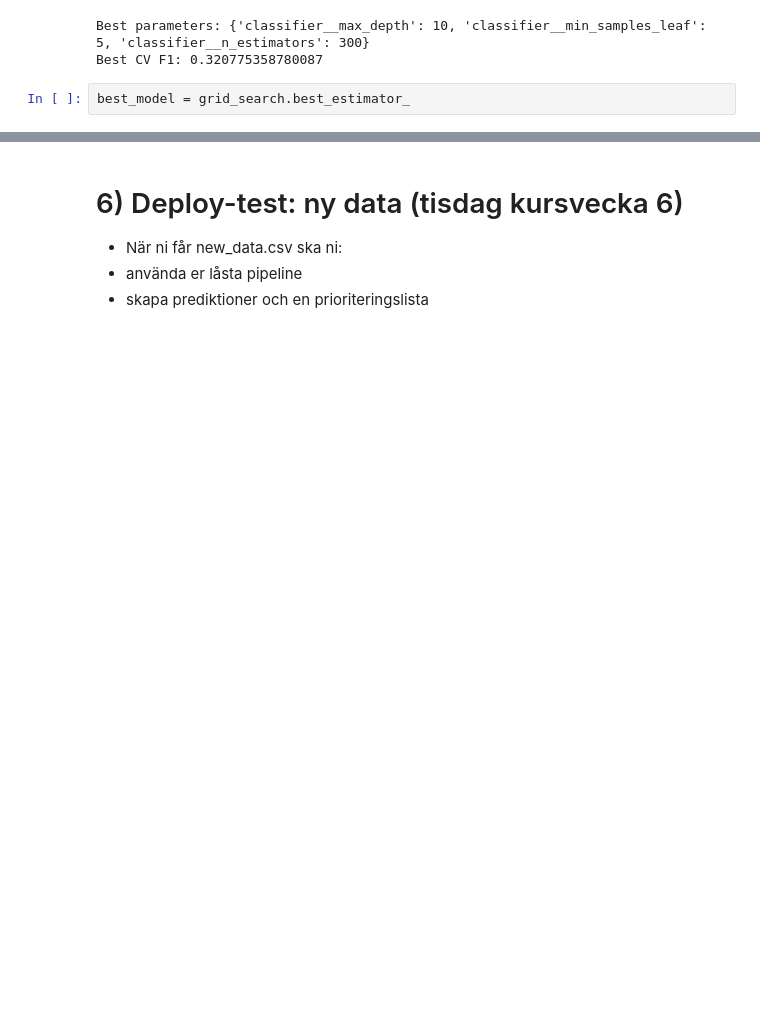
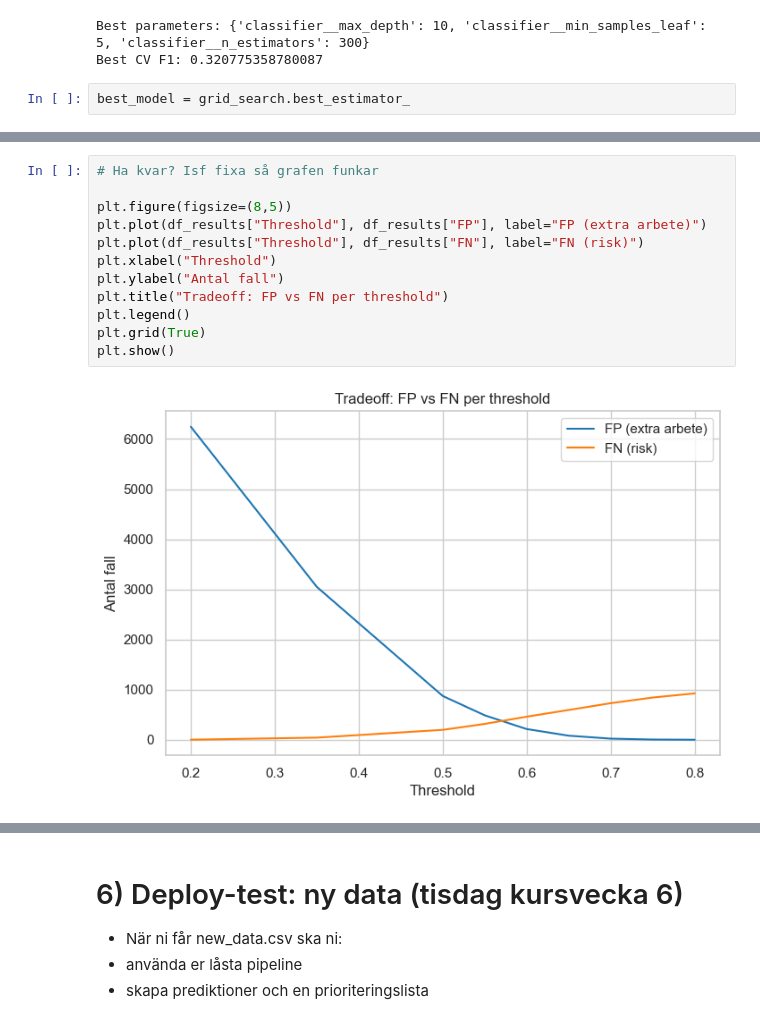
Before and after one commit to emanuelssonlinnea-rgb/ML_Grupp5, a Jupyter notebook: notebooks/report.ipynb, the cells around one changed output, grey strips where cells are left out. Cells and saved outputs as stored; diff of their text form; blank space fills up the shorter version.

```diff
--- a/notebooks/report.ipynb
+++ b/notebooks/report.ipynb
@@ -862,4 +689,18 @@ df_results
 | 6 | 0.70 | 22 | 729 | 0.919118 | 0.255363 | 0.399680 | 272 |
 | 7 | 0.75 | 4 | 842 | 0.971631 | 0.139939 | 0.244643 | 141 |
 | 8 | 0.80 | 0 | 924 | 1.000000 | 0.056180 | 0.106383 | 55 |
+# %%
+# Ha kvar? Isf fixa så grafen funkar
+
+plt.figure(figsize=(8,5))
+plt.plot(df_results["Threshold"], df_results["FP"], label="FP (extra arbete)")
+plt.plot(df_results["Threshold"], df_results["FN"], label="FN (risk)")
+plt.xlabel("Threshold")
+plt.ylabel("Antal fall")
+plt.title("Tradeoff: FP vs FN per threshold")
+plt.legend()
+plt.grid(True)
+plt.show()
+# %% [output]
+[figure, added]
 # %% [markdown]
```
Also changed, not shown: parts of 33 cells of this notebook.
